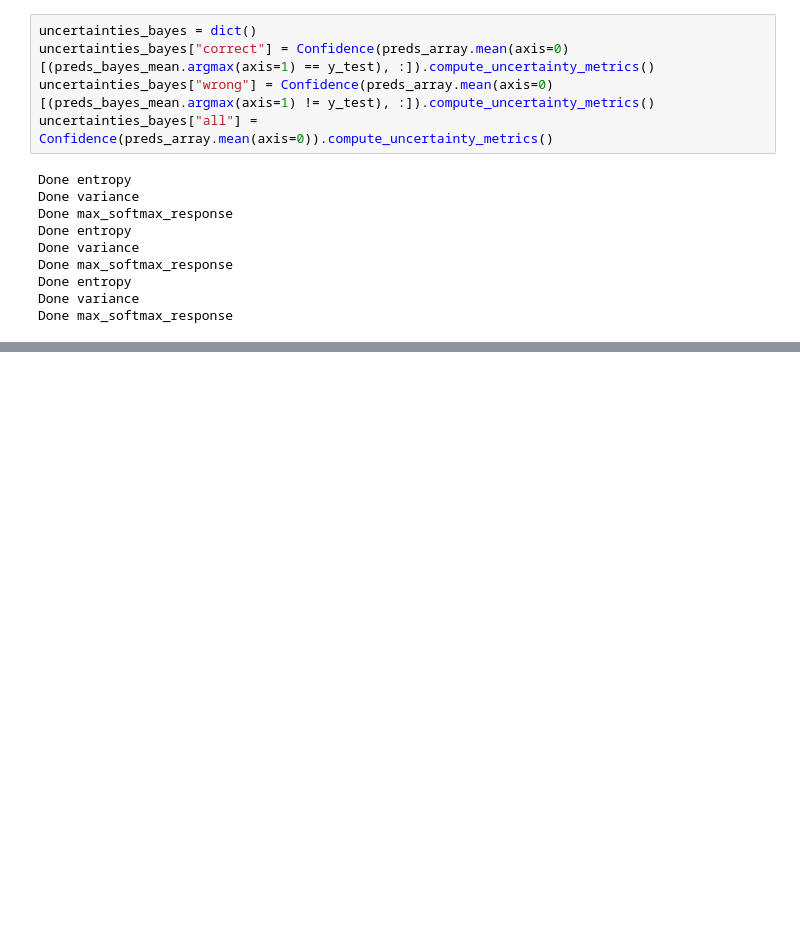
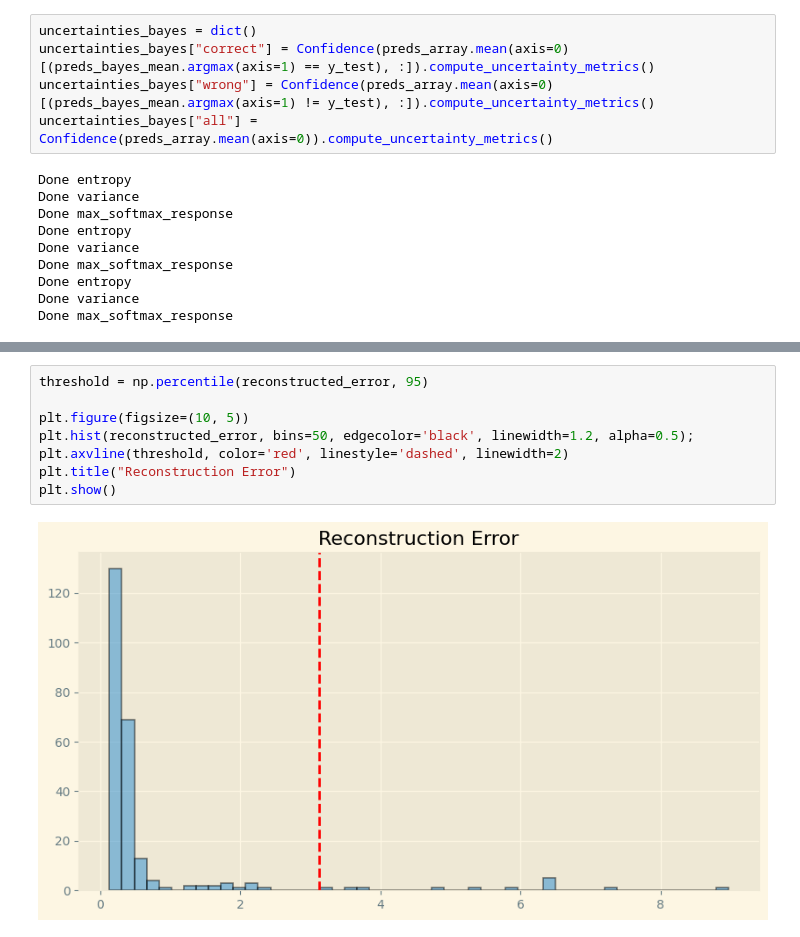
Before and after one commit to Anatr1/timeseries-anomaly-detection, a Jupyter notebook: main.ipynb, the cells around one changed output, grey strips where cells are left out. Saved outputs shown, nothing was run; the diff lists cells and outputs as text; blank space fills up the shorter version.

```diff
--- a/main.ipynb
+++ b/main.ipynb
@@ -328,0 +385,10 @@ plot_uncertainty(uncertainties_bayes, "Bayesian CNN Uncertainty")
+# %%
+threshold = np.percentile(reconstructed_error, 95)
+
+plt.figure(figsize=(10, 5))
+plt.hist(reconstructed_error, bins=50, edgecolor='black', linewidth=1.2, alpha=0.5);
+plt.axvline(threshold, color='red', linestyle='dashed', linewidth=2)
+plt.title("Reconstruction Error")
+plt.show()
+# %% [output]
+[figure, added]
```
Also changed, not shown: parts of 12 cells of this notebook, 1 other file.
